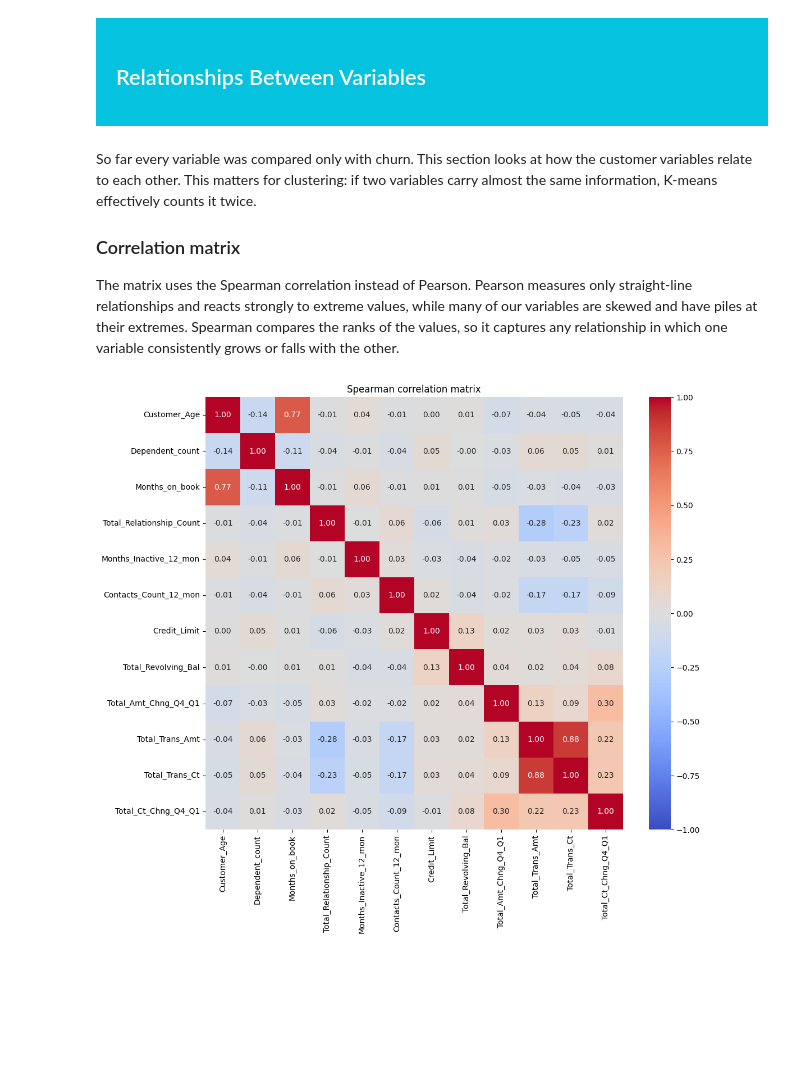
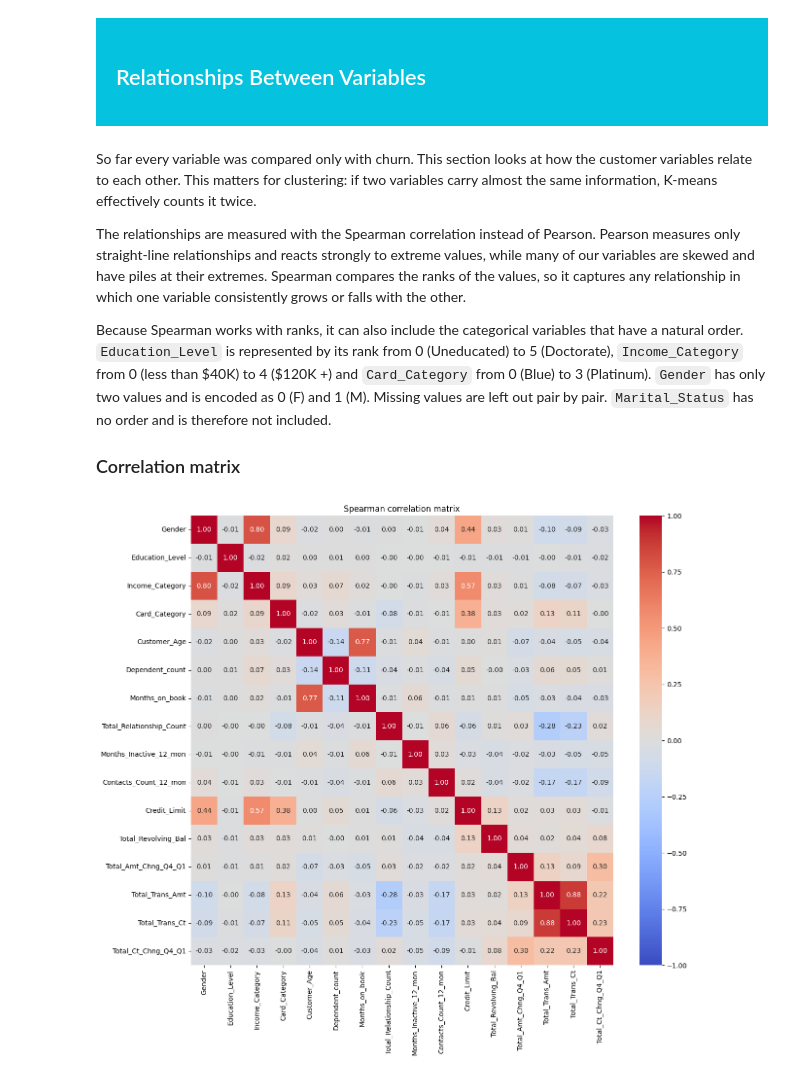
Before and after one commit to d3m1d0s/FoML_projects, a Jupyter notebook: project_1/bankchurners_eda_clustering.ipynb, the cells around one changed output. Drawn from its saved outputs; the diff is of its cells as text; code cells hidden in the pictures; blank space fills up the shorter version.

```diff
--- a/project_1/bankchurners_eda_clustering.ipynb
+++ b/project_1/bankchurners_eda_clustering.ipynb
@@ -781,16 +781,25 @@ These results also explain some of the shapes seen in the univariate histograms.
 # %% [markdown]
 So far every variable was compared only with churn. This section looks at how the customer variables relate to each other. This matters for clustering: if two variables carry almost the same information, K-means effectively counts it twice.
 
+The relationships are measured with the Spearman correlation instead of Pearson. Pearson measures only straight-line relationships and reacts strongly to extreme values, while many of our variables are skewed and have piles at their extremes. Spearman compares the ranks of the values, so it captures any relationship in which one variable consistently grows or falls with the other.
+
+Because Spearman works with ranks, it can also include the categorical variables that have a natural order. `Education_Level` is represented by its rank from 0 (Uneducated) to 5 (Doctorate), `Income_Category` from 0 (less than \$40K) to 4 (\$120K +) and `Card_Category` from 0 (Blue) to 3 (Platinum). `Gender` has only two values and is encoded as 0 (F) and 1 (M). Missing values are left out pair by pair. `Marital_Status` has no order and is therefore not included.
+
 ### Correlation matrix
-
-The matrix uses the Spearman correlation instead of Pearson. Pearson measures only straight-line relationships and reacts strongly to extreme values, while many of our variables are skewed and have piles at their extremes. Spearman compares the ranks of the values, so it captures any relationship in which one variable consistently grows or falls with the other.
 # %%
-spearman_corr = df[num_cols].corr(method="spearman")
+cat_ranks = pd.DataFrame({
+    "Gender": (df["Gender"] == "M").astype(int),
+    "Education_Level": df["Education_Level"].cat.codes.replace(-1, np.nan),
+    "Income_Category": df["Income_Category"].cat.codes.replace(-1, np.nan),
+    "Card_Category": df["Card_Category"].cat.codes,
+})
 
-plt.figure(figsize=(12, 10))
+spearman_corr = pd.concat([cat_ranks, df[num_cols]], axis=1).corr(method="spearman")
+
+plt.figure(figsize=(14, 12))
 sns.heatmap(spearman_corr, annot=True, fmt=".2f", cmap="coolwarm", vmin=-1, vmax=1)
 plt.title("Spearman correlation matrix")
 plt.show()
 # %% [output]
-[figure, old version]
+[figure, new version]
 # %% [markdown]
```
Also changed, not shown: parts of 15 cells of this notebook.
